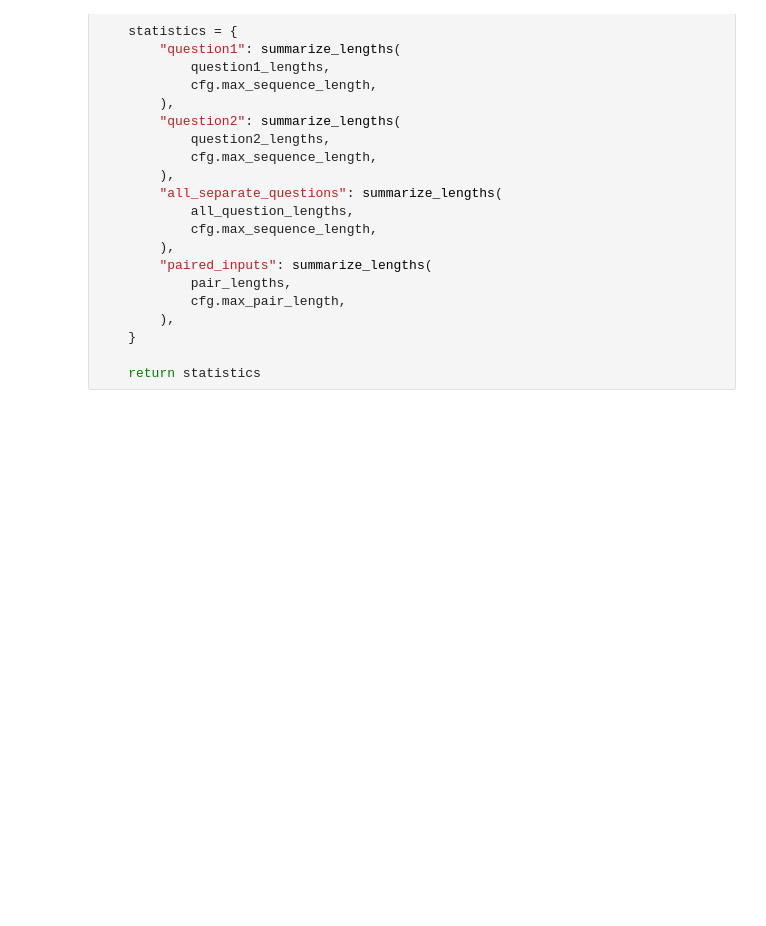
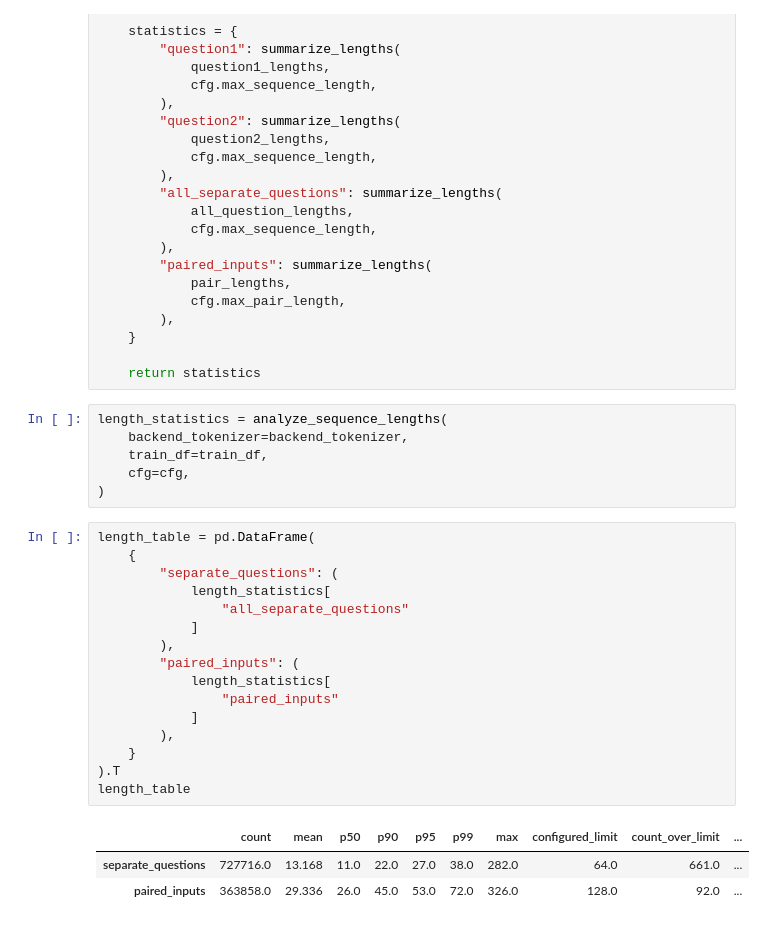
Before and after one commit to a1mohamad/quora-questions-pairs, a Jupyter notebook: 01-wordpiece-tokenizer-train.ipynb, the cells around one changed output. Saved outputs shown, nothing was run; the diff lists cells and outputs as text; blank space fills up the shorter version.

Commit message:
tokenizer: see analysis of lengths

```diff
--- a/01-wordpiece-tokenizer-train.ipynb
+++ b/01-wordpiece-tokenizer-train.ipynb
@@ -952,3 +952,29 @@ def analyze_sequence_lengths(
     }
 
     return statistics
+# %%
+length_statistics = analyze_sequence_lengths(
+    backend_tokenizer=backend_tokenizer,
+    train_df=train_df,
+    cfg=cfg,
+)
+# %%
+length_table = pd.DataFrame(
+    {
+        "separate_questions": (
+            length_statistics[
+                "all_separate_questions"
+            ]
+        ),
+        "paired_inputs": (
+            length_statistics[
+                "paired_inputs"
+            ]
+        ),
+    }
+).T
+length_table
+# %% [output]
+|  | count | mean | p50 | p90 | p95 | p99 | max | configured_limit | count_over_limit | ... |
+| separate_questions | 727716.0 | 13.168 | 11.0 | 22.0 | 27.0 | 38.0 | 282.0 | 64.0 | 661.0 | ... |
+| paired_inputs | 363858.0 | 29.336 | 26.0 | 45.0 | 53.0 | 72.0 | 326.0 | 128.0 | 92.0 | ... |
```
